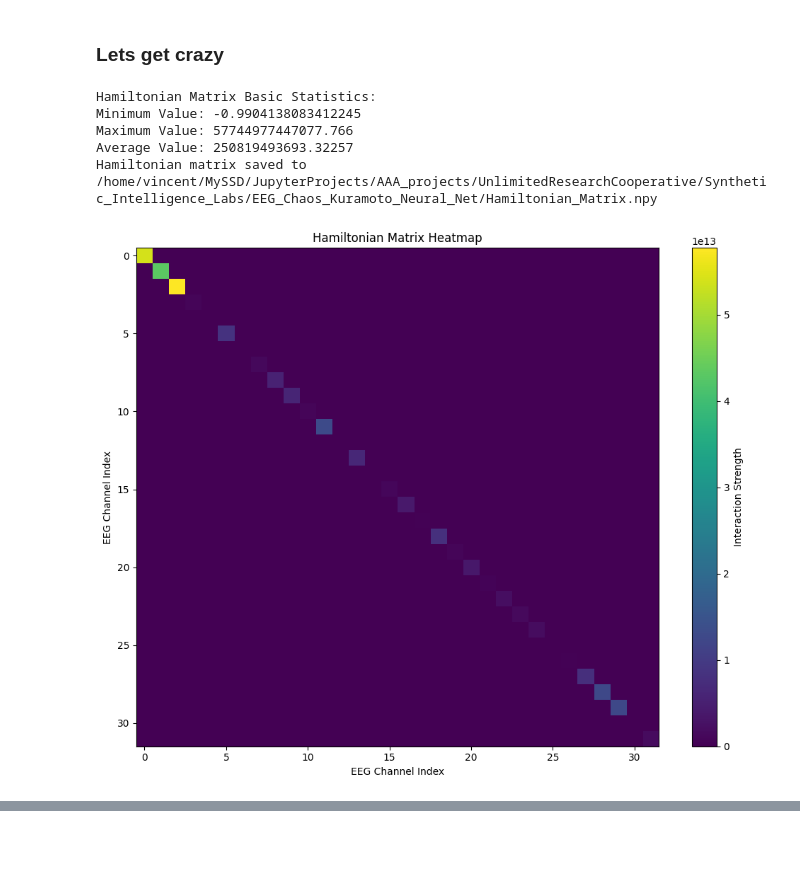
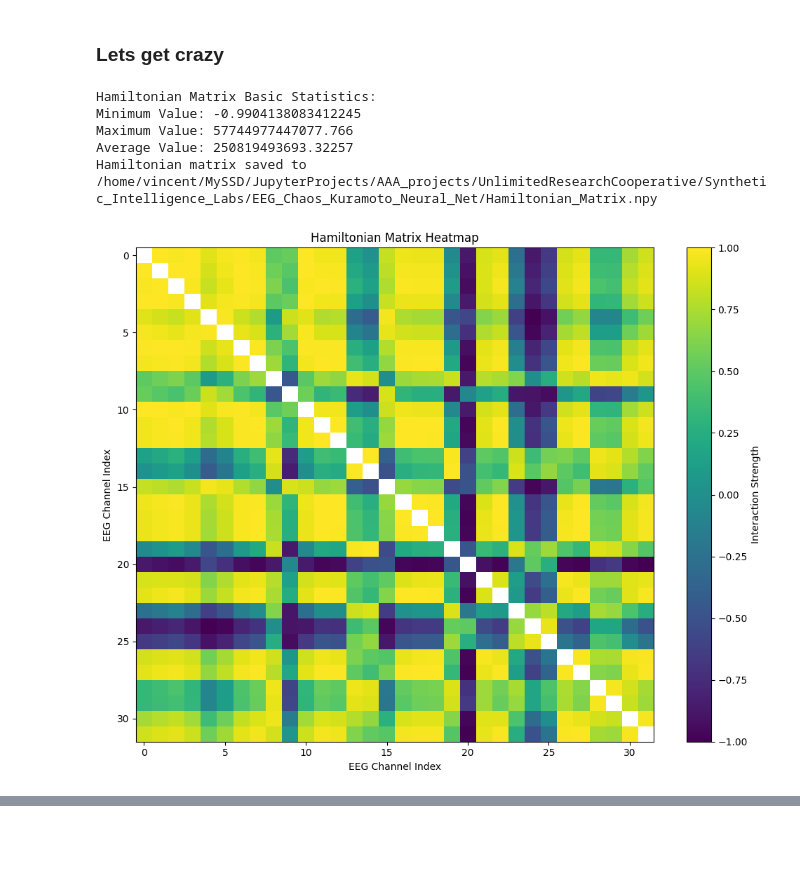
Before and after one commit to Metaverse-Crowdsource/Complete-Neural-Signal-Analysis, a Jupyter notebook: Systems_and_states/Experiments.ipynb, the cells around one changed output, grey strips where cells are left out. Saved outputs shown, nothing was run; the diff lists cells and outputs as text; code cells hidden in the pictures.

```diff
--- a/Systems_and_states/Experiments.ipynb
+++ b/Systems_and_states/Experiments.ipynb
@@ -1058,7 +1058,6 @@ for i in range(num_channels):
     # You might directly add the score or scale it appropriately.
     H[i, i] = kinetic + potential + freq_mean + temporal_symmetry
 
-
 # Off-diagonal elements: based on correlations, including bilateral symmetry
 correlation_matrix = np.corrcoef(EEG_data.T)  # Correctly compute correlations between channels
 
@@ -1072,34 +1071,66 @@ for i in range(num_channels):
             H[i, j] = correlation_matrix[i, j]  # Populate with correlation values
 
 # Print basic statistics of the Hamiltonian matrix
 print("Hamiltonian Matrix Basic Statistics:")
 print(f"Minimum Value: {np.min(H)}")
 print(f"Maximum Value: {np.max(H)}")
 print(f"Average Value: {np.mean(H)}")
 
 # Define the save path
 save_path = os.path.join(base_dir, 'Hamiltonian_Matrix.npy')
 # Save the Hamiltonian matrix
 np.save(save_path, H)
 print(f"Hamiltonian matrix saved to {save_path}")
 
+def normalize_to_range(values, new_min=0, new_max=1):
+    """
+    Normalize an array of values to a new range [new_min, new_max].
+    """
+    min_val = np.min(values)
+    max_val = np.max(values)
+    scaled_values = (values - min_val) / (max_val - min_val)
+    return new_min + scaled_values * (new_max - new_min)
+
+# Calculate the upper triangular indices once, excluding the diagonal
+tri_u_indices = np.triu_indices(num_channels, k=1)
+
+for i in range(num_channels):
+    signal = EEG_data[:, i]
+    kinetic, potential, freq_mean = calculate_energy_features(signal)
+    kinetic_normalized = normalize_to_range(np.array([kinetic]))
+    potential_normalized = normalize_to_range(np.array([potential]))
+    freq_mean_normalized = normalize_to_range(np.array([freq_mean]))
+    temporal_symmetry = calculate_temporal_symmetry(signal)
+    temporal_symmetry_normalized = normalize_to_range(np.array([temporal_symmetry]), -1, 1)
+
+    # Combine the normalized metrics
+    H[i, i] = kinetic_normalized[0] + potential_normalized[0] + freq_mean_normalized[0] + temporal_symmetry_normalized[0]
+
+# Normalize the off-diagonal elements
+off_diagonal_elements = correlation_matrix[tri_u_indices]
+normalized_off_diagonal = normalize_to_range(off_diagonal_elements, -1, 1)
+
+# Assign the normalized values back to the off-diagonal elements in H
+for index, value in enumerate(normalized_off_diagonal):
+    x, y = tri_u_indices[0][index], tri_u_indices[1][index]
+    H[x, y] = H[y, x] = value
 
 # Visualize the Hamiltonian matrix as a heatmap
 plt.figure(figsize=(10, 8))
 plt.title("Hamiltonian Matrix Heatmap")
 plt.imshow(H, cmap='viridis', aspect='auto')
 plt.colorbar(label='Interaction Strength')
 plt.xlabel("EEG Channel Index")
 plt.ylabel("EEG Channel Index")
 plt.tight_layout()
 plt.show()
 # %% [output]
 Hamiltonian Matrix Basic Statistics:
 Minimum Value: -0.9904138083412245
 Maximum Value: 57744977447077.766
 Average Value: 250819493693.32257
 Hamiltonian matrix saved to /home/vincent/MySSD/JupyterProjects/AAA_projects/UnlimitedResearchCooperative/Synthetic_Intelligence_Labs/EEG_Chaos_Kuramoto_Neural_Net/Hamiltonian_Matrix.npy
-[figure, old version]
+[figure, new version]
 # %%
 import numpy as np
 import os
```
Also changed, not shown: parts of 3 cells of this notebook.
